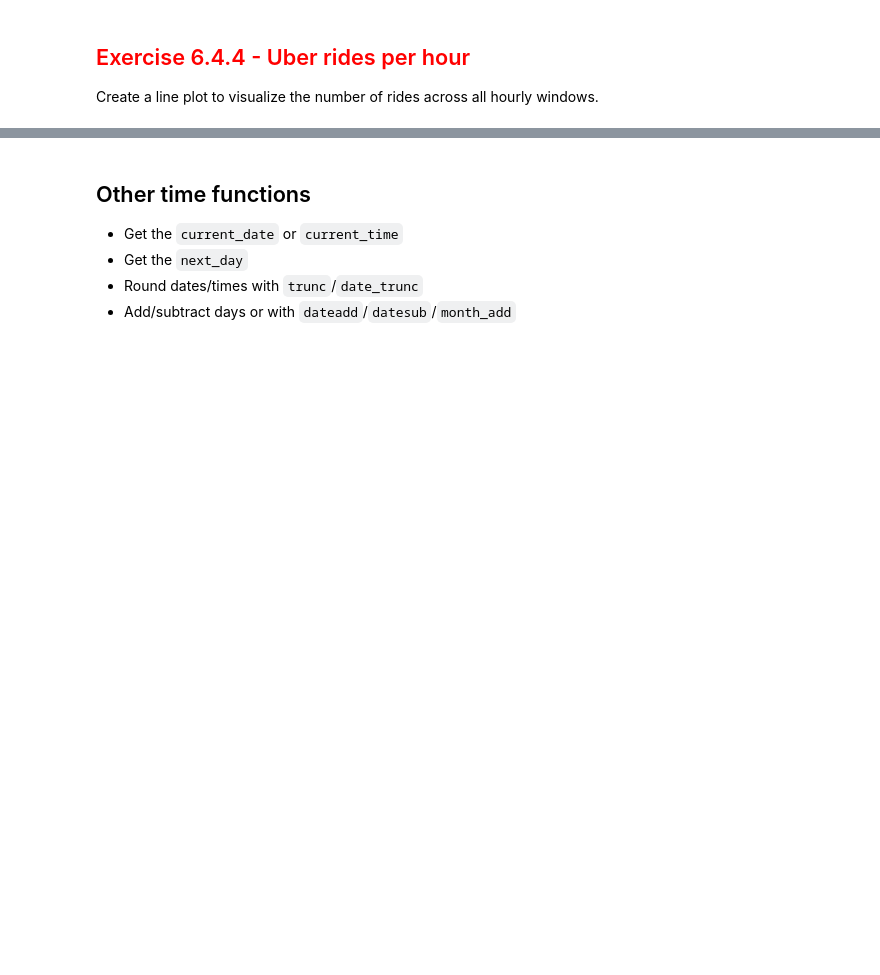
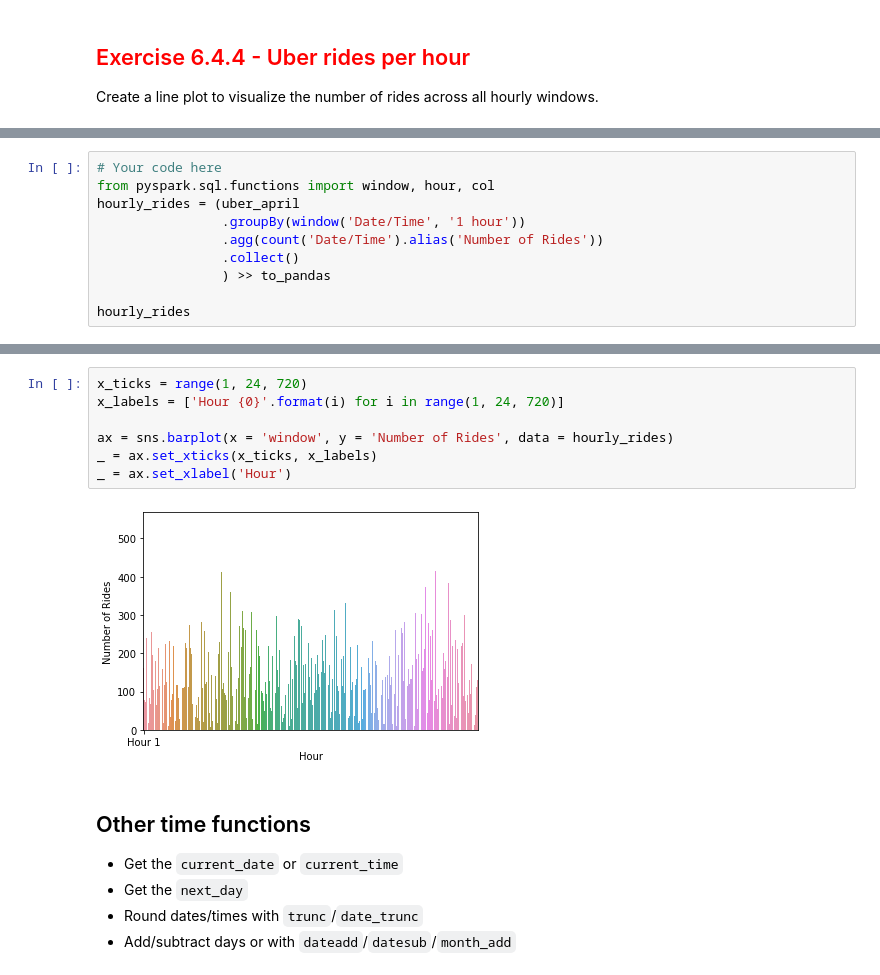
Before and after one commit to kquacken/module6_more_pyspark, a Jupyter notebook: 6_4_3_date_differences_and_windows.ipynb, the cells around one changed output, grey strips where cells are left out. Cells and saved outputs as stored; diff of their text form; blank space fills up the shorter version.

```diff
--- a/6_4_3_date_differences_and_windows.ipynb
+++ b/6_4_3_date_differences_and_windows.ipynb
@@ -159,0 +189,10 @@ Create a line plot to visualize the number of rides across all hourly windows.
+# %%
+# Your code here
+from pyspark.sql.functions import window, hour, col
+hourly_rides = (uber_april
+                .groupBy(window('Date/Time', '1 hour'))
+                .agg(count('Date/Time').alias('Number of Rides'))
+                .collect()
+                ) >> to_pandas
+
+hourly_rides
@@ -160,3 +213,12 @@ Create a line plot to visualize the number of rides across all hourly windows.
+# %%
+x_ticks = range(1, 24, 720)
+x_labels = ['Hour {0}'.format(i) for i in range(1, 24, 720)]
+
+ax = sns.barplot(x = 'window', y = 'Number of Rides', data = hourly_rides)
+_ = ax.set_xticks(x_ticks, x_labels)
+_ = ax.set_xlabel('Hour')
+# %% [output]
+[figure, added]
 # %% [markdown]
 ## Other time functions
 
```
Also changed, not shown: parts of 8 cells of this notebook, 7 other files.
